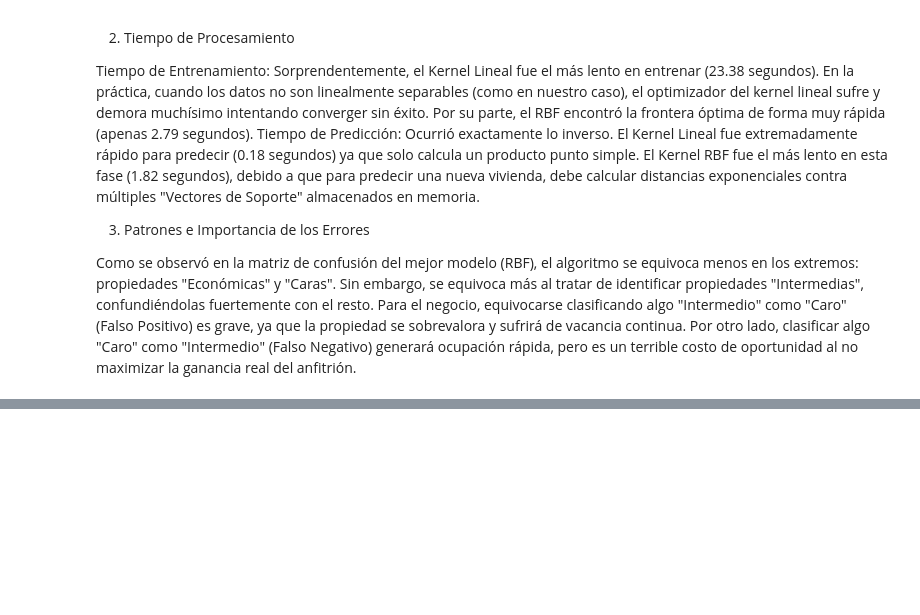
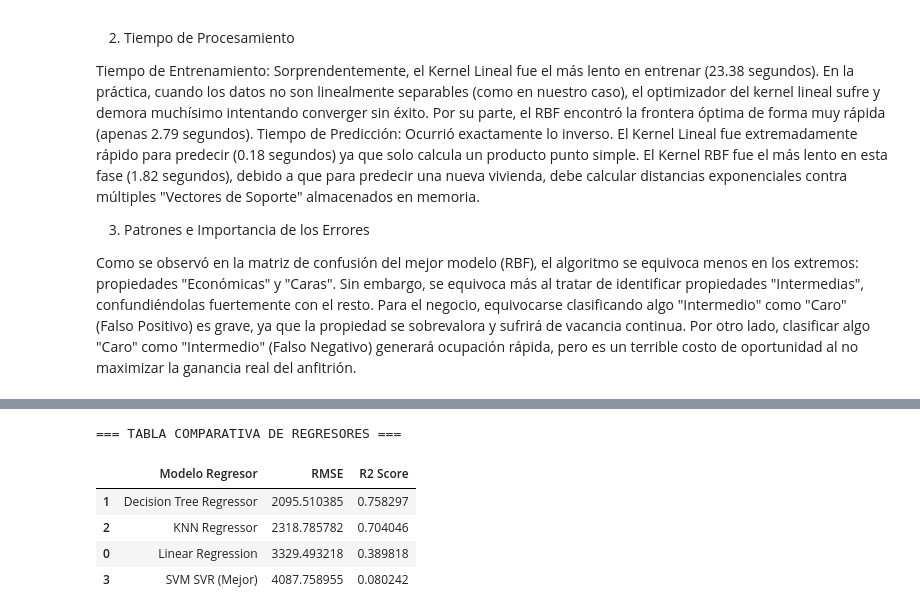
Before and after one commit to Vann06/Mineria_Datos, a Jupyter notebook: SVM.ipynb, the cells around one changed output, grey strips where cells are left out. Saved outputs shown, nothing was run; the diff lists cells and outputs as text; code cells hidden in the pictures; blank space fills up the shorter version.

```diff
--- a/SVM.ipynb
+++ b/SVM.ipynb
@@ -768,0 +925,44 @@ Como se observó en la matriz de confusión del mejor modelo (RBF), el algoritmo
+# %%
+from sklearn.linear_model import LinearRegression
+from sklearn.tree import DecisionTreeRegressor
+from sklearn.neighbors import KNeighborsRegressor
+
+regresores_comparacion = {
+    'Linear Regression': LinearRegression(),
+    'Decision Tree Regressor': DecisionTreeRegressor(random_state=42),
+    'KNN Regressor': KNeighborsRegressor(n_neighbors=5),
+    'SVM SVR (Mejor)': mejor_svr
+}
+
+resultados_reg = []
+
+for nombre, mod in regresores_comparacion.items():
+    p_reg = Pipeline([
+        ('preproc', preprocesador_denso),
+        ('regr', mod)
+    ])
+
+    if nombre == 'SVM SVR (Mejor)':
+        p_reg = mod
+
+    p_reg.fit(X_train_r, y_train_r)
+    y_pred = p_reg.predict(X_test_r)
+    rmse = root_mean_squared_error(y_test_r, y_pred)
+    r2 = r2_score(y_test_r, y_pred)
+
+    resultados_reg.append({
+         'Modelo Regresor': nombre,
+         'RMSE': rmse,
+         'R2 Score': r2
+    })
+
+pd_reg = pd.DataFrame(resultados_reg)
+print("=== TABLA COMPARATIVA DE REGRESORES ===")
+display(pd_reg.sort_values(by='RMSE'))
+# %% [output]
+=== TABLA COMPARATIVA DE REGRESORES ===
+|  | Modelo Regresor | RMSE | R2 Score |
+| 1 | Decision Tree Regressor | 2095.510385 | 0.758297 |
+| 2 | KNN Regressor | 2318.785782 | 0.704046 |
+| 0 | Linear Regression | 3329.493218 | 0.389818 |
+| 3 | SVM SVR (Mejor) | 4087.758955 | 0.080242 |
```
Also changed, not shown: parts of 16 cells of this notebook.
